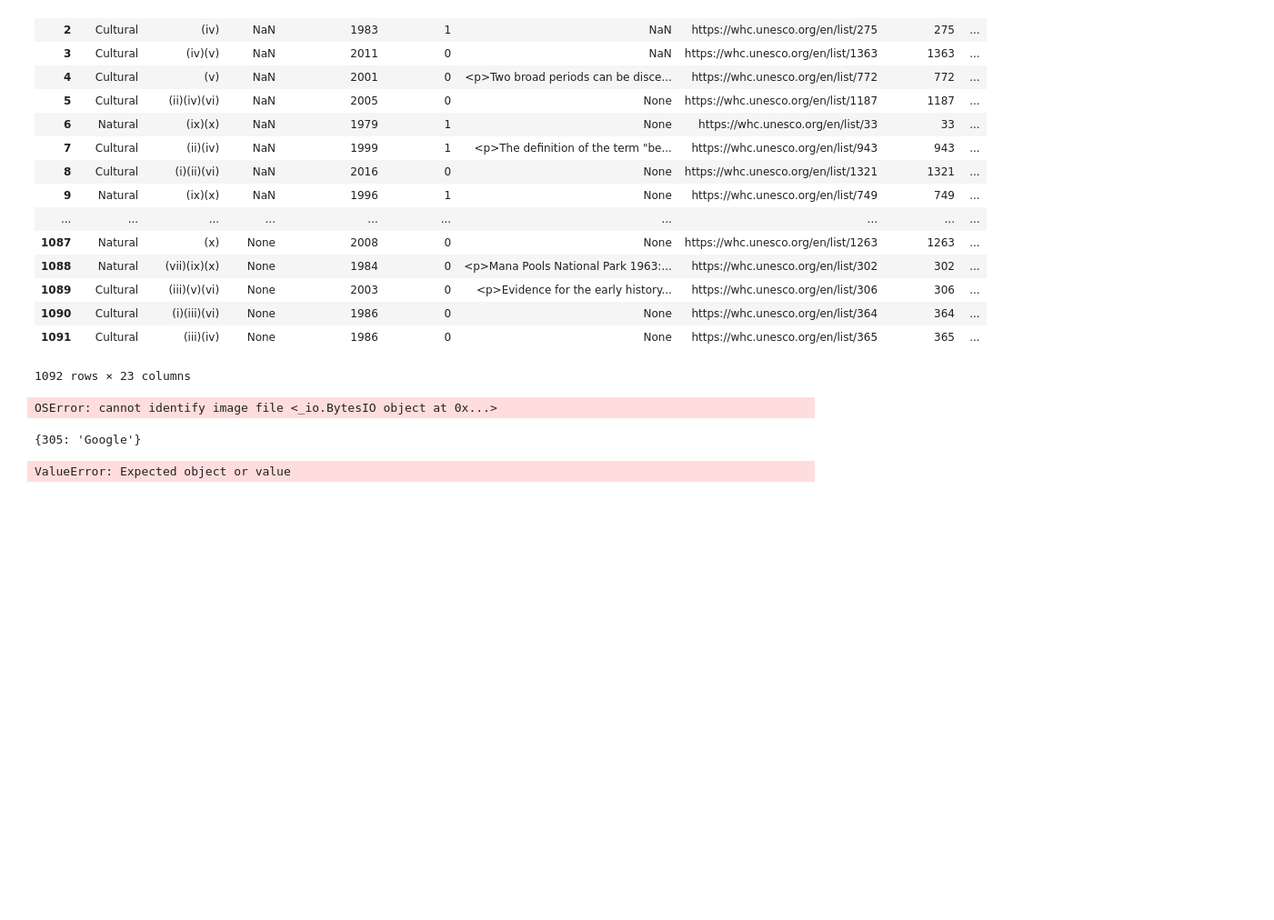
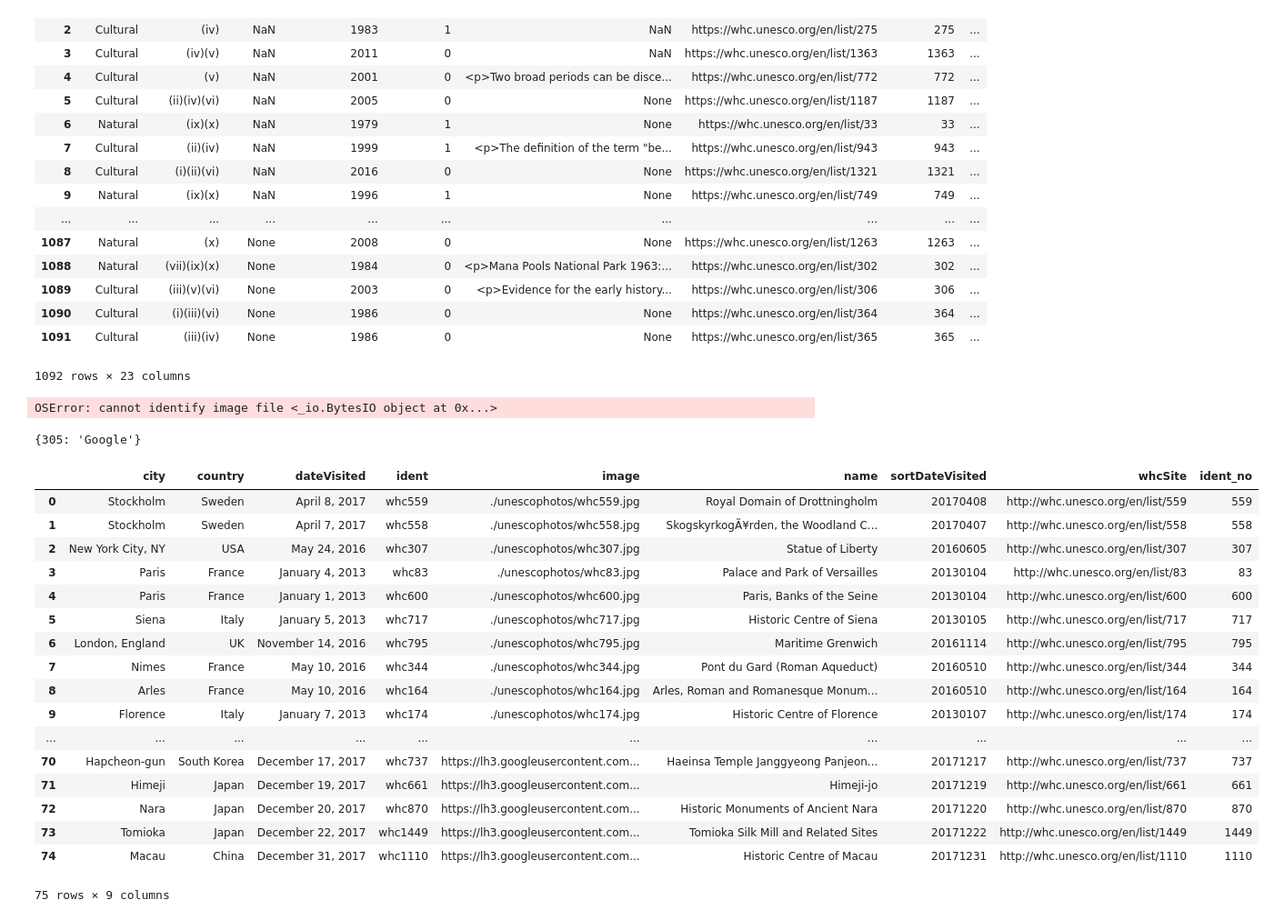
Before and after one commit to mathieum906/michaelmathieu.me, a Jupyter notebook: UNESCO.ipynb, the cells around one changed output. Shown at 91% size. Drawn from its saved outputs; the diff is of its cells as text; code cells hidden in the pictures; blank space fills up the shorter version.

```diff
--- a/UNESCO.ipynb
+++ b/UNESCO.ipynb
@@ -14,6 +14,10 @@ for row in ET.XML(xml_data).getchildren():
     for col in row.getchildren():
         unesco_df.loc[i, col.tag] = col.text
     i += 1
+
+visited_df = pd.read_json('C:\\Users\\mathi\\Documents\\GitHub\\michaelmathieu.me\\unesco.json',orient='columns')
+visited_df = pd.io.json.json_normalize(visited_df['sites'])
+visited_df['ident_no'] = visited_df.apply(lambda row: row.ident[3:], axis=1)
 # %%
 unesco_df
 # %% [output]
@@ -50,7 +54,24 @@ OSError: cannot identify image file <_io.BytesIO object at 0x...>
 exif_data
 # %% [output]
 {305: 'Google'}
-# %%
-visited_df = pd.read_json('unesco.json',orient='columns')
-# %% [output]
-ValueError: Expected object or value
+# %%
+visited_df
+# %% [output]
+|  | city | country | dateVisited | ident | image | name | sortDateVisited | whcSite | ident_no |
+| 0 | Stockholm | Sweden | April 8, 2017 | whc559 | ./unescophotos/whc559.jpg | Royal Domain of Drottningholm | 20170408 | http://whc.unesco.org/en/list/559 | 559 |
+| 1 | Stockholm | Sweden | April 7, 2017 | whc558 | ./unescophotos/whc558.jpg | SkogskyrkogÃ¥rden, the Woodland C... | 20170407 | http://whc.unesco.org/en/list/558 | 558 |
+| 2 | New York City, NY | USA | May 24, 2016 | whc307 | ./unescophotos/whc307.jpg | Statue of Liberty | 20160605 | http://whc.unesco.org/en/list/307 | 307 |
+| 3 | Paris | France | January 4, 2013 | whc83 | ./unescophotos/whc83.jpg | Palace and Park of Versailles | 20130104 | http://whc.unesco.org/en/list/83 | 83 |
+| 4 | Paris | France | January 1, 2013 | whc600 | ./unescophotos/whc600.jpg | Paris, Banks of the Seine | 20130104 | http://whc.unesco.org/en/list/600 | 600 |
+| 5 | Siena | Italy | January 5, 2013 | whc717 | ./unescophotos/whc717.jpg | Historic Centre of Siena | 20130105 | http://whc.unesco.org/en/list/717 | 717 |
+| 6 | London, England | UK | November 14, 2016 | whc795 | ./unescophotos/whc795.jpg | Maritime Grenwich | 20161114 | http://whc.unesco.org/en/list/795 | 795 |
+| 7 | Nimes | France | May 10, 2016 | whc344 | ./unescophotos/whc344.jpg | Pont du Gard (Roman Aqueduct) | 20160510 | http://whc.unesco.org/en/list/344 | 344 |
+| 8 | Arles | France | May 10, 2016 | whc164 | ./unescophotos/whc164.jpg | Arles, Roman and Romanesque Monum... | 20160510 | http://whc.unesco.org/en/list/164 | 164 |
+| 9 | Florence | Italy | January 7, 2013 | whc174 | ./unescophotos/whc174.jpg | Historic Centre of Florence | 20130107 | http://whc.unesco.org/en/list/174 | 174 |
+| ... | ... | ... | ... | ... | ... | ... | ... | ... | ... |
+| 70 | Hapcheon-gun | South Korea | December 17, 2017 | whc737 | https://lh3.googleusercontent.com... | Haeinsa Temple Janggyeong Panjeon... | 20171217 | http://whc.unesco.org/en/list/737 | 737 |
+| 71 | Himeji | Japan | December 19, 2017 | whc661 | https://lh3.googleusercontent.com... | Himeji-jo | 20171219 | http://whc.unesco.org/en/list/661 | 661 |
+| 72 | Nara | Japan | December 20, 2017 | whc870 | https://lh3.googleusercontent.com... | Historic Monuments of Ancient Nara | 20171220 | http://whc.unesco.org/en/list/870 | 870 |
+| 73 | Tomioka | Japan | December 22, 2017 | whc1449 | https://lh3.googleusercontent.com... | Tomioka Silk Mill and Related Sites | 20171222 | http://whc.unesco.org/en/list/1449 | 1449 |
+| 74 | Macau | China | December 31, 2017 | whc1110 | https://lh3.googleusercontent.com... | Historic Centre of Macau | 20171231 | http://whc.unesco.org/en/list/1110 | 1110 |
+75 rows × 9 columns
```
